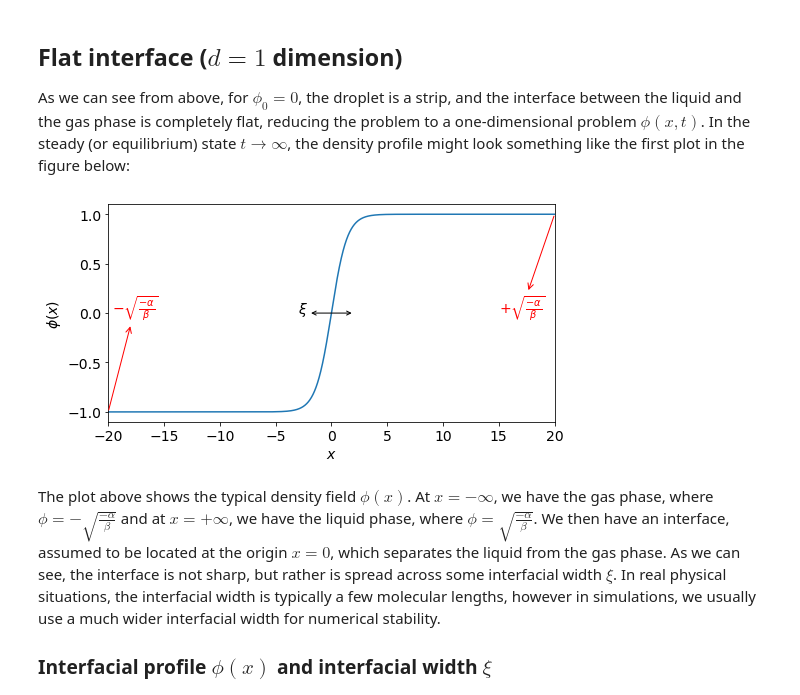
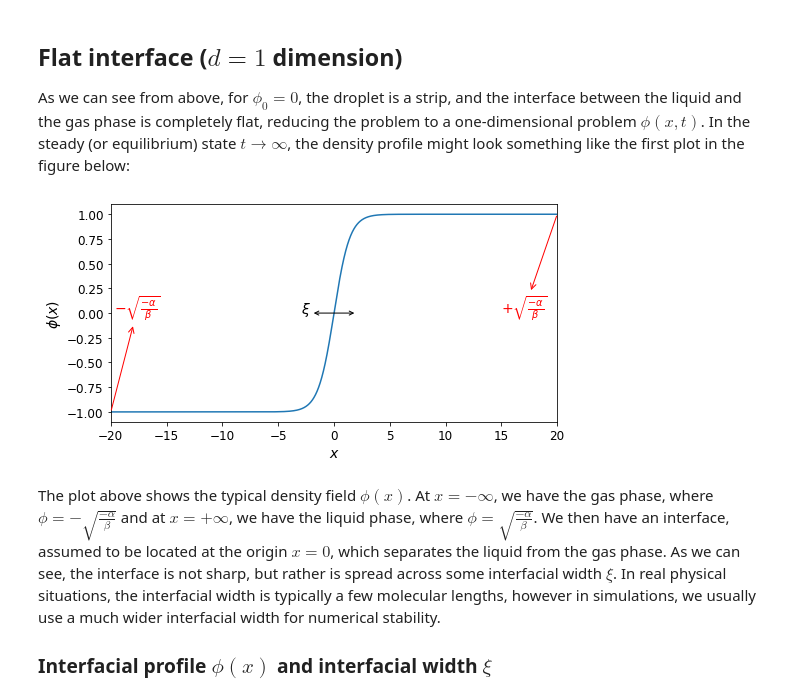
Before and after one commit to elsentjhung/cahn-hilliard-droplet, a Jupyter notebook: droplet.ipynb, the cells around one changed output. Cells and saved outputs as stored; diff of their text form; code cells hidden in the pictures.

```diff
--- a/droplet.ipynb
+++ b/droplet.ipynb
@@ -96,35 +96,35 @@ fig, ax = plt.subplots(figsize=(8,4))
 alpha, beta, kappa = -1.0, 1.0, 1.0
 xi = np.sqrt(2*kappa/-alpha)
 x = np.arange(-20, 20, 0.001)
 phi = np.tanh(x/xi)
 dphidx = 1/(xi*np.cosh(x/xi)**2)
 f_density = 0.5*alpha*phi**2 + 0.25*phi**4 + 0.25*kappa*dphidx**2
 
 ax.set_xlabel('$x$', fontsize=14)
 ax.set_ylabel('$\phi(x)$', fontsize=14)
 ax.set_xlim(-20,20)
-ax.tick_params(axis='both', which='major', labelsize=14)
+ax.tick_params(axis='both', which='major', labelsize=12)
 
 ax.plot(x, phi)
 
 ax.annotate('', c='black',
             xy=(-2.0,0.0),  # location of the end point
             xytext=(2.0,0.0),  # location of the start point
             arrowprops=dict(edgecolor='black', facecolor='red', arrowstyle='<->'))
 
 ax.annotate('$\\xi$', c='black', fontsize=14, xy=(-3,0.0))
 
 ax.annotate('$-\sqrt{\\frac{-\\alpha}{\\beta}}$', c='red', fontsize=14,
             xy=(-20,-1.0), xytext=(-19.7,0.0),
             arrowprops=dict(edgecolor='red', facecolor='red', arrowstyle='<-'))
 
 ax.annotate('$+\sqrt{\\frac{-\\alpha}{\\beta}}$', c='red', fontsize=14,
             xy=(20,1.0), xytext=(15,0.0),
             arrowprops=dict(edgecolor='red', facecolor='red', arrowstyle='<-'))
 
 plt.show()
 # %% [output]
-[figure, old version]
+[figure, new version]
 # %% [markdown]
 The plot above shows the typical density field $\phi(x)$.
 At $x=-\infty$, we have the gas phase, where $\phi=-\sqrt{\frac{-\alpha}{\beta}}$ and at $x=+\infty$, we have the liquid phase, where $\phi=\sqrt{\frac{-\alpha}{\beta}}$.
```
Also changed, not shown: parts of 1 cell of this notebook.
